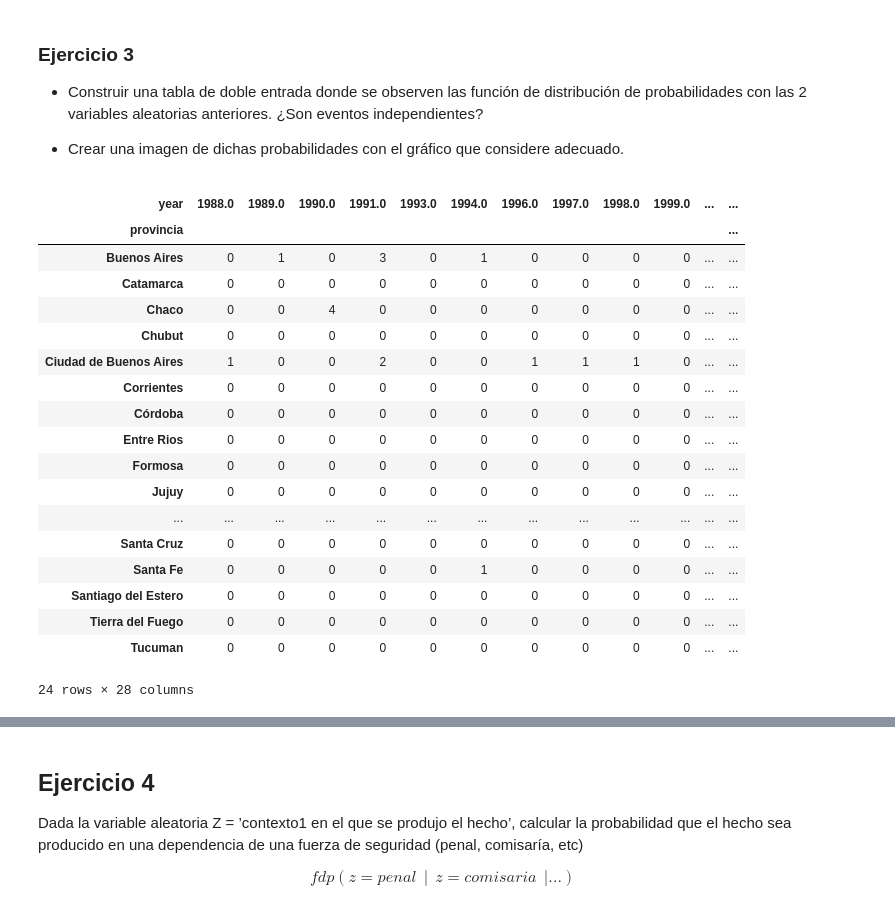
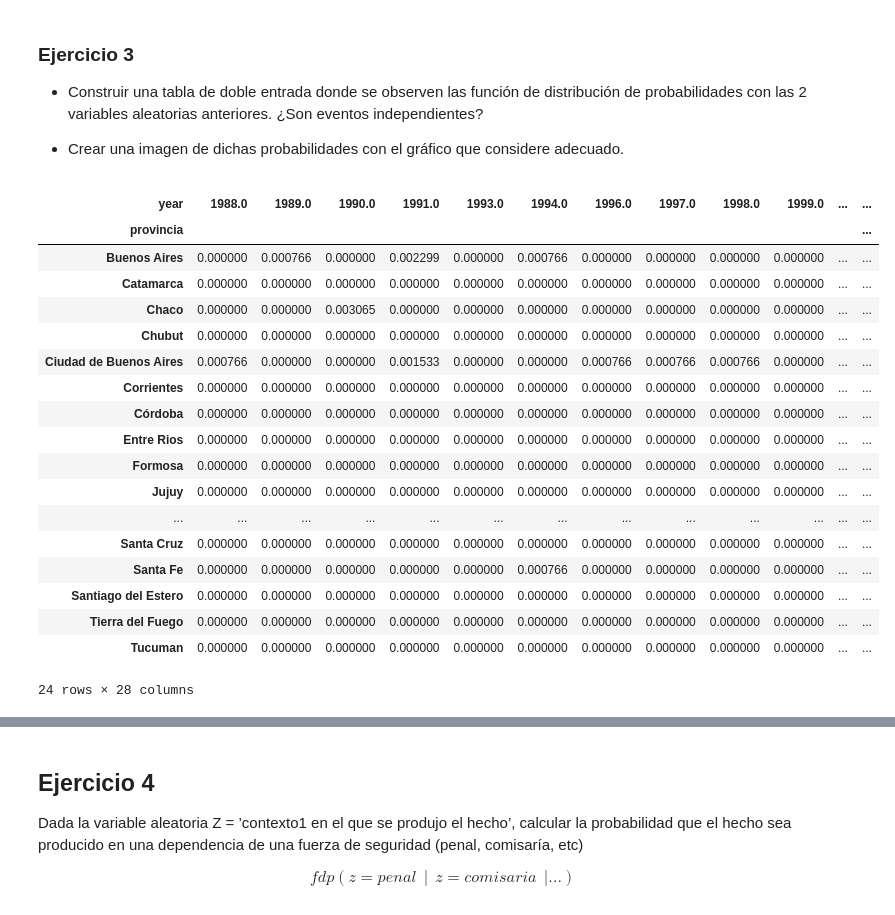
Before and after one commit to MaxAVF/DiplodatosVisualizacion, a Jupyter notebook: Tarea integradora - parte 1.ipynb, the cells around one changed output, grey strips where cells are left out. Saved outputs shown, nothing was run; the diff lists cells and outputs as text; code cells hidden in the pictures.

```diff
--- a/Tarea integradora - parte 1.ipynb
+++ b/Tarea integradora - parte 1.ipynb
@@ -195,27 +193,27 @@ ax.set(xlabel="Provincia", ylabel="Probabilidad")
 * Crear una imagen de dichas probabilidades con el gráfico que considere adecuado.
 # %%
 tde= pandas.crosstab(index=dataset["provincia"],  # Tabla de doble entrada
-                      columns=dataset["year"])
+                      columns=dataset["year"],normalize="all")
 tde
 # %% [output]
 | year | 1988.0 | 1989.0 | 1990.0 | 1991.0 | 1993.0 | 1994.0 | 1996.0 | 1997.0 | 1998.0 | 1999.0 | ... | ... |
 | provincia |  |  |  |  |  |  |  |  |  |  |  | ... |
-| Buenos Aires | 0 | 1 | 0 | 3 | 0 | 1 | 0 | 0 | 0 | 0 | ... | ... |
-| Catamarca | 0 | 0 | 0 | 0 | 0 | 0 | 0 | 0 | 0 | 0 | ... | ... |
-| Chaco | 0 | 0 | 4 | 0 | 0 | 0 | 0 | 0 | 0 | 0 | ... | ... |
-| Chubut | 0 | 0 | 0 | 0 | 0 | 0 | 0 | 0 | 0 | 0 | ... | ... |
-| Ciudad de Buenos Aires | 1 | 0 | 0 | 2 | 0 | 0 | 1 | 1 | 1 | 0 | ... | ... |
-| Corrientes | 0 | 0 | 0 | 0 | 0 | 0 | 0 | 0 | 0 | 0 | ... | ... |
-| Córdoba | 0 | 0 | 0 | 0 | 0 | 0 | 0 | 0 | 0 | 0 | ... | ... |
-| Entre Rios | 0 | 0 | 0 | 0 | 0 | 0 | 0 | 0 | 0 | 0 | ... | ... |
-| Formosa | 0 | 0 | 0 | 0 | 0 | 0 | 0 | 0 | 0 | 0 | ... | ... |
-| Jujuy | 0 | 0 | 0 | 0 | 0 | 0 | 0 | 0 | 0 | 0 | ... | ... |
+| Buenos Aires | 0.000000 | 0.000766 | 0.000000 | 0.002299 | 0.000000 | 0.000766 | 0.000000 | 0.000000 | 0.000000 | 0.000000 | ... | ... |
+| Catamarca | 0.000000 | 0.000000 | 0.000000 | 0.000000 | 0.000000 | 0.000000 | 0.000000 | 0.000000 | 0.000000 | 0.000000 | ... | ... |
+| Chaco | 0.000000 | 0.000000 | 0.003065 | 0.000000 | 0.000000 | 0.000000 | 0.000000 | 0.000000 | 0.000000 | 0.000000 | ... | ... |
+| Chubut | 0.000000 | 0.000000 | 0.000000 | 0.000000 | 0.000000 | 0.000000 | 0.000000 | 0.000000 | 0.000000 | 0.000000 | ... | ... |
+| Ciudad de Buenos Aires | 0.000766 | 0.000000 | 0.000000 | 0.001533 | 0.000000 | 0.000000 | 0.000766 | 0.000766 | 0.000766 | 0.000000 | ... | ... |
+| Corrientes | 0.000000 | 0.000000 | 0.000000 | 0.000000 | 0.000000 | 0.000000 | 0.000000 | 0.000000 | 0.000000 | 0.000000 | ... | ... |
+| Córdoba | 0.000000 | 0.000000 | 0.000000 | 0.000000 | 0.000000 | 0.000000 | 0.000000 | 0.000000 | 0.000000 | 0.000000 | ... | ... |
+| Entre Rios | 0.000000 | 0.000000 | 0.000000 | 0.000000 | 0.000000 | 0.000000 | 0.000000 | 0.000000 | 0.000000 | 0.000000 | ... | ... |
+| Formosa | 0.000000 | 0.000000 | 0.000000 | 0.000000 | 0.000000 | 0.000000 | 0.000000 | 0.000000 | 0.000000 | 0.000000 | ... | ... |
+| Jujuy | 0.000000 | 0.000000 | 0.000000 | 0.000000 | 0.000000 | 0.000000 | 0.000000 | 0.000000 | 0.000000 | 0.000000 | ... | ... |
 | ... | ... | ... | ... | ... | ... | ... | ... | ... | ... | ... | ... | ... |
-| Santa Cruz | 0 | 0 | 0 | 0 | 0 | 0 | 0 | 0 | 0 | 0 | ... | ... |
-| Santa Fe | 0 | 0 | 0 | 0 | 0 | 1 | 0 | 0 | 0 | 0 | ... | ... |
-| Santiago del Estero | 0 | 0 | 0 | 0 | 0 | 0 | 0 | 0 | 0 | 0 | ... | ... |
-| Tierra del Fuego | 0 | 0 | 0 | 0 | 0 | 0 | 0 | 0 | 0 | 0 | ... | ... |
-| Tucuman | 0 | 0 | 0 | 0 | 0 | 0 | 0 | 0 | 0 | 0 | ... | ... |
+| Santa Cruz | 0.000000 | 0.000000 | 0.000000 | 0.000000 | 0.000000 | 0.000000 | 0.000000 | 0.000000 | 0.000000 | 0.000000 | ... | ... |
+| Santa Fe | 0.000000 | 0.000000 | 0.000000 | 0.000000 | 0.000000 | 0.000766 | 0.000000 | 0.000000 | 0.000000 | 0.000000 | ... | ... |
+| Santiago del Estero | 0.000000 | 0.000000 | 0.000000 | 0.000000 | 0.000000 | 0.000000 | 0.000000 | 0.000000 | 0.000000 | 0.000000 | ... | ... |
+| Tierra del Fuego | 0.000000 | 0.000000 | 0.000000 | 0.000000 | 0.000000 | 0.000000 | 0.000000 | 0.000000 | 0.000000 | 0.000000 | ... | ... |
+| Tucuman | 0.000000 | 0.000000 | 0.000000 | 0.000000 | 0.000000 | 0.000000 | 0.000000 | 0.000000 | 0.000000 | 0.000000 | ... | ... |
 24 rows × 28 columns
 # %%
 
```
Also changed, not shown: parts of 21 cells of this notebook, 1 other file.
